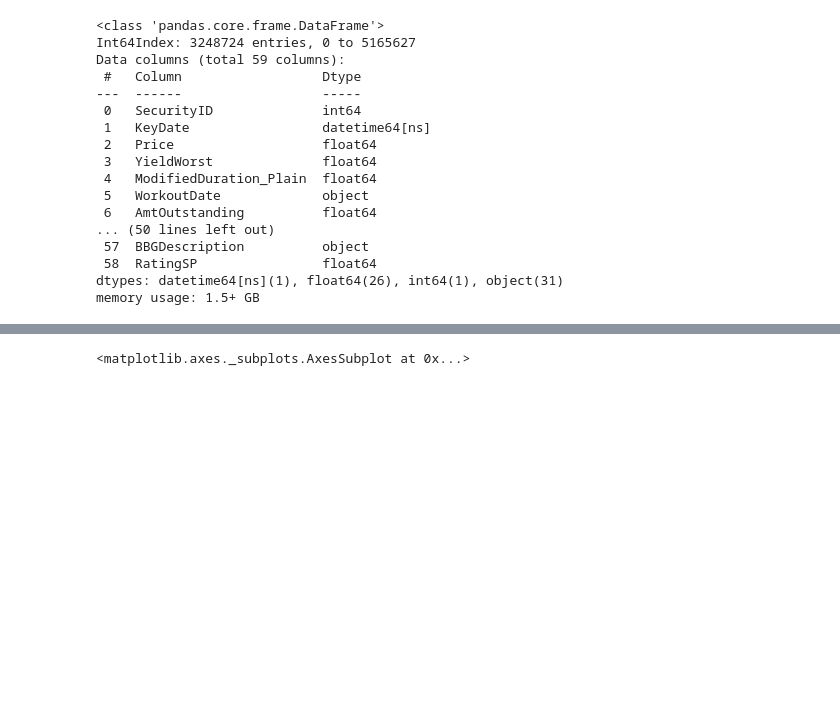
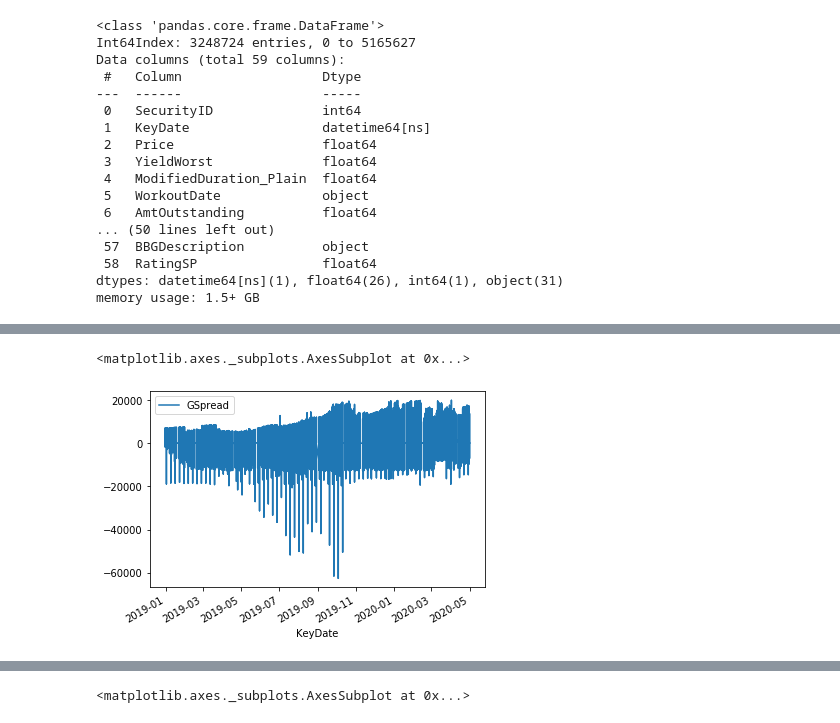
Before and after one commit to caopuzheng/queens_capstone, a Jupyter notebook: Capstone_TimeSeries_Feature_Extraction_MB.ipynb, the cells around one changed output, grey strips where cells are left out. Saved outputs shown, nothing was run; the diff lists cells and outputs as text; code cells hidden in the pictures; blank space fills up the shorter version.

```diff
--- a/Capstone_TimeSeries_Feature_Extraction_MB.ipynb
+++ b/Capstone_TimeSeries_Feature_Extraction_MB.ipynb
@@ -188,3 +188,7 @@ from sklearn.preprocessing import scale
 from time import time
 
 %matplotlib inline
+# %%
+df_all = df_securities_US_w_data_clean[['SecurityID', 'KeyDate', 'GSpread', 'Price']]
+df_all.head(25)
+df_all.info()
@@ -190,0 +207,3 @@ from time import time
+# %%
+df_all = df_all.set_index(['KeyDate'])
+df_all.head(50)
@@ -190,0 +229,6 @@ from time import time
+# %%
+df_all_GS = df_all[['GSpread']]
+df_all_GS.plot()
+# %% [output]
+<matplotlib.axes._subplots.AxesSubplot at 0x...>
+[figure, added]
```
Also changed, not shown: parts of 11 cells of this notebook, 1 other file.
